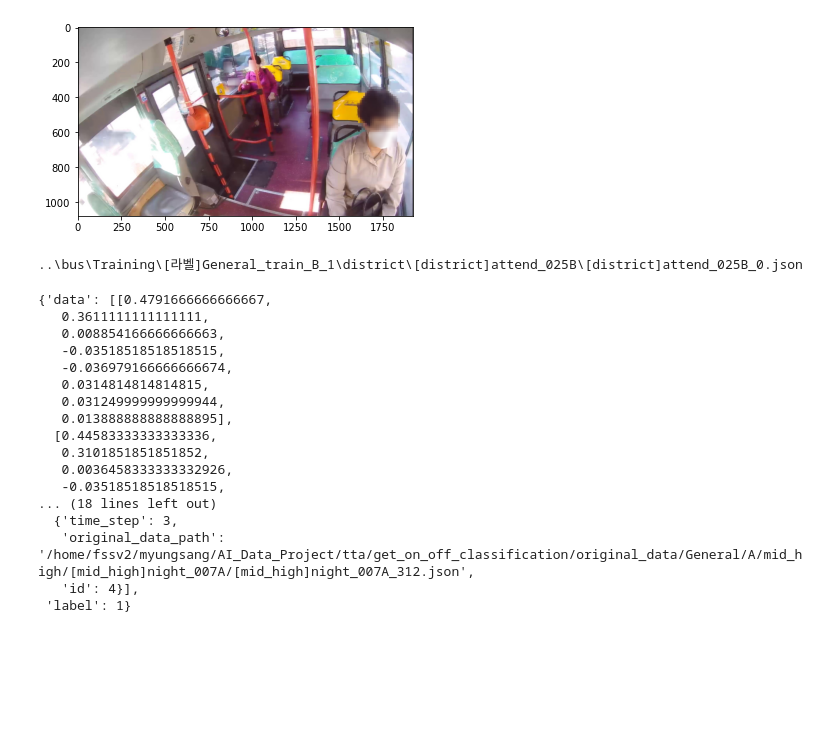
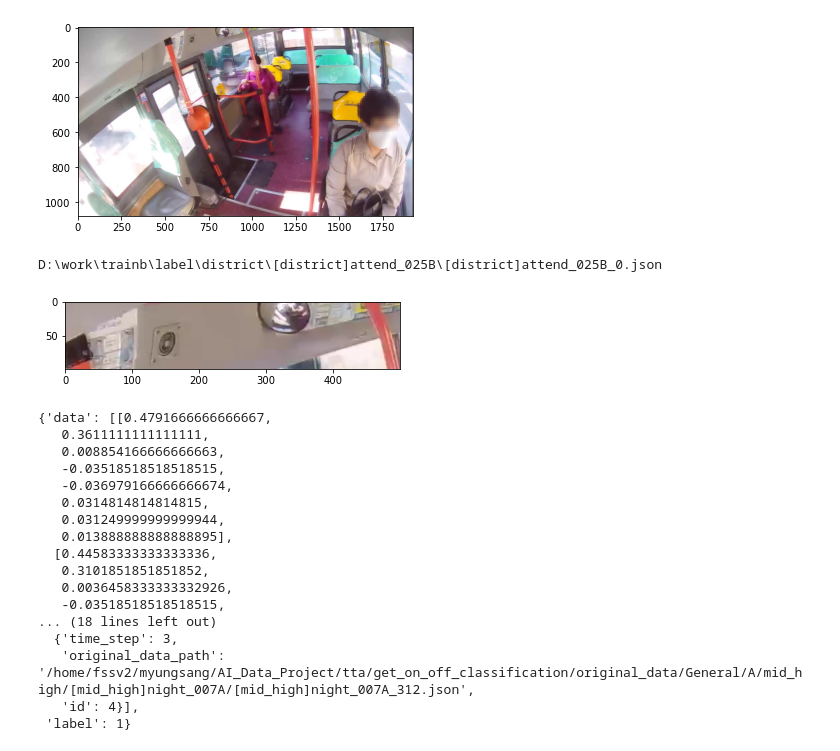
Before and after one commit to curieuxjy/Safe_Goodbye, a Jupyter notebook: tmp.ipynb, the cells around one changed output. Drawn from its saved outputs; the diff is of its cells as text; code cells hidden in the pictures; blank space fills up the shorter version.

```diff
--- a/tmp.ipynb
+++ b/tmp.ipynb
@@ -5,7 +5,7 @@ import matplotlib.pyplot as plt
 import matplotlib.image as mpimg
 %matplotlib inline
 # %%
-img_path = r"..\bus\Training\[원천]General_train_B_1\district\[district]attend_025B"
+img_path = r"D:\work\trainb\image\district\[district]attend_025B"
 img_path = img_path+"\[district]attend_025B_0.jpg"
 img = mpimg.imread(img_path)
 # print(img)
@@ -13,11 +13,23 @@ imgplot = plt.imshow(img)
 # %% [output]
 [figure]
 # %%
-label_path = img_path.replace("[원천]", "[라벨]")
+label_path = img_path.replace("image", "label")
 label_path = label_path.replace("jpg", "json")
 print(label_path)
 # %% [output]
-..\bus\Training\[라벨]General_train_B_1\district\[district]attend_025B\[district]attend_025B_0.json
+D:\work\trainb\label\district\[district]attend_025B\[district]attend_025B_0.json
+# %%
+h= 100
+w = 500
+y = 10
+x = 500
+# height, width, layers = img.shape
+crop_img = img[y:y+h, x:x+w]
+# cv2.imshow("cropped", crop_img)
+# cv2.waitKey(0)
+crop_imgplot = plt.imshow(crop_img)
+# %% [output]
+[figure, added]
 # %%
 import json
 for i in
```
Also changed, not shown: 3 other files.
